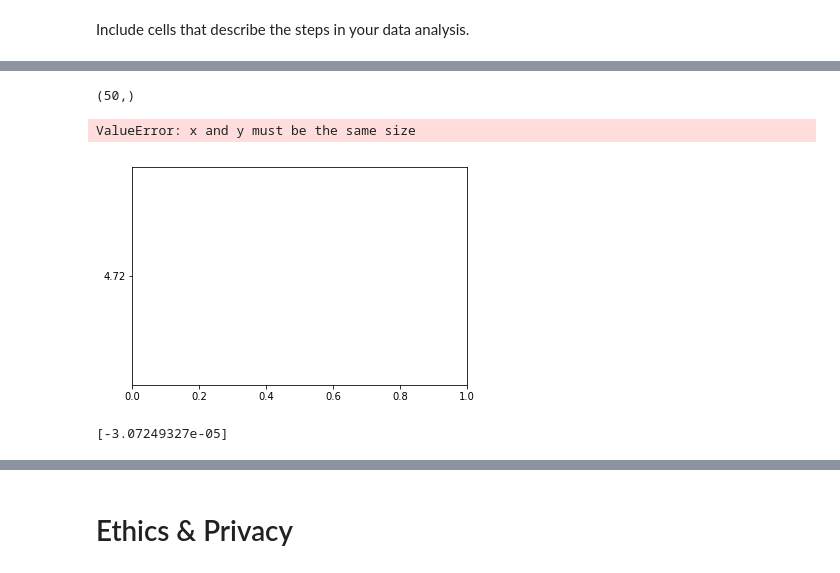
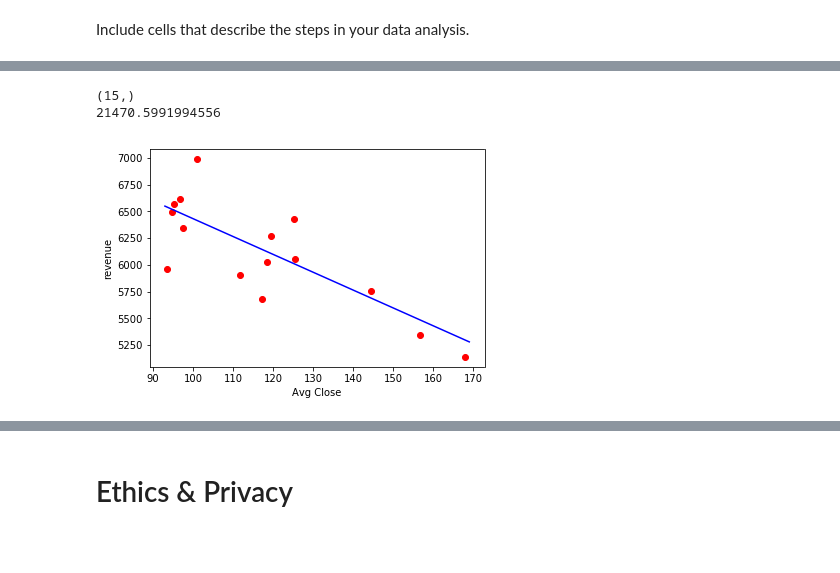
Before and after one commit to yat018/COGS108-Team-Pepperoni, a Jupyter notebook: FinalProject.ipynb, the cells around one changed output, grey strips where cells are left out. Saved outputs shown, nothing was run; the diff lists cells and outputs as text; code cells hidden in the pictures; blank space fills up the shorter version.

Commit message:
more charts

```diff
--- a/FinalProject.ipynb
+++ b/FinalProject.ipynb
@@ -412,22 +399,14 @@ print(model.intercept_)
 # %%
 print(y.shape)
 plot.scatter(result['Avg_Close'].values ,y,color="red")
 
 rg = np.array(range(93,170))
-yrg = -16.7 * rg + (21470/1.1)
+yrg = -16.7 * rg + (21470/2.65)
 plot.plot(rg, yrg, color = 'blue')
 plot.xlabel('Avg Close')
 plot.ylabel('revenue')
 print(model.intercept_)
 # %% [output]
-(50,)
+(15,)
+21470.5991994556
-ValueError: x and y must be the same size
-[figure, old version]
+[figure, new version]
-# %%
-y = P_m_df['mp'].values
-x = In_df['2015'].values.reshape(-1,1)
-model2 = LinearRegression()
-model2.fit(x,y)
-print(model2.coef_)
-# %% [output]
-[-3.07249327e-05]
```
Also changed, not shown: parts of 7 cells of this notebook.
